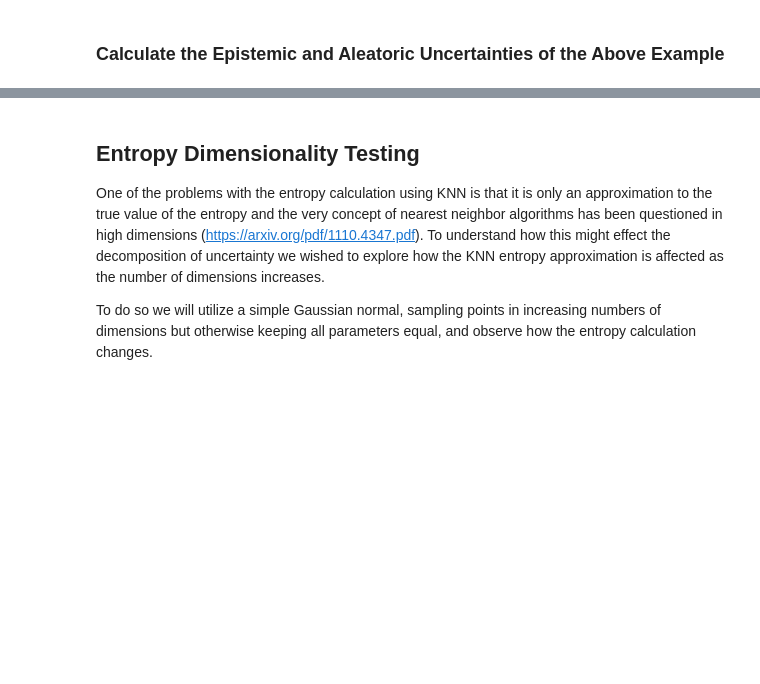
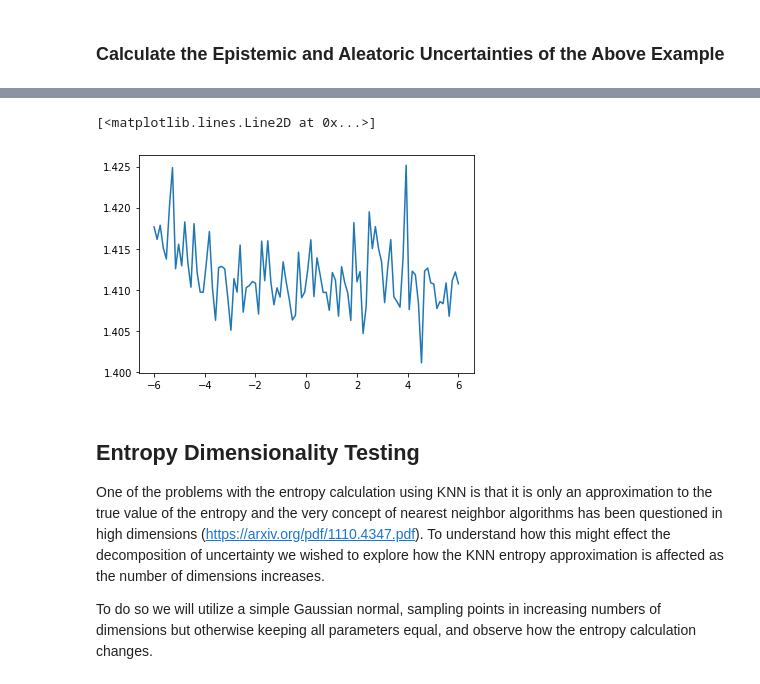
Before and after one commit to 2020fa-207-final-project/decomposition-of-uncertainty, a Jupyter notebook: notebooks/demo_decomposition.ipynb, the cells around one changed output, grey strips where cells are left out. Cells and saved outputs as stored; diff of their text form; code cells hidden in the pictures; blank space fills up the shorter version.

```diff
--- a/notebooks/demo_decomposition.ipynb
+++ b/notebooks/demo_decomposition.ipynb
@@ -139,8 +150,0 @@ aleatoric_entropy = overall_entropy - epistemic_entropy
-# %%
-L = 10
-x_test_stack = np.tile(x_test_space.reshape(-1,1), reps=(1,L)).reshape(-1,1)
-y_stack = bnn_lv.forward(x_test_stack, w_random_samples)
-y_stack = y_stack.reshape(S,-1,L,1)
-
-test_H = np.stack([knn_entropy(tensor) for tensor in y_stack],axis=-1)
-epistemic_entropy = np.mean(test_H, axis=-1)
@@ -167,3 +161,9 @@ array([1.33727626, 1.32298302, 1.32512004, 1.32511536, 1.32514437,
+# %%
+
+plt.plot(x_test_space_small, epistemic_entropy)
+# %% [output]
+[<matplotlib.lines.Line2D at 0x...>]
+[figure, added]
 # %% [markdown]
 ## Entropy Dimensionality Testing
 
```
Also changed, not shown: parts of 7 cells of this notebook, 1 other file.
